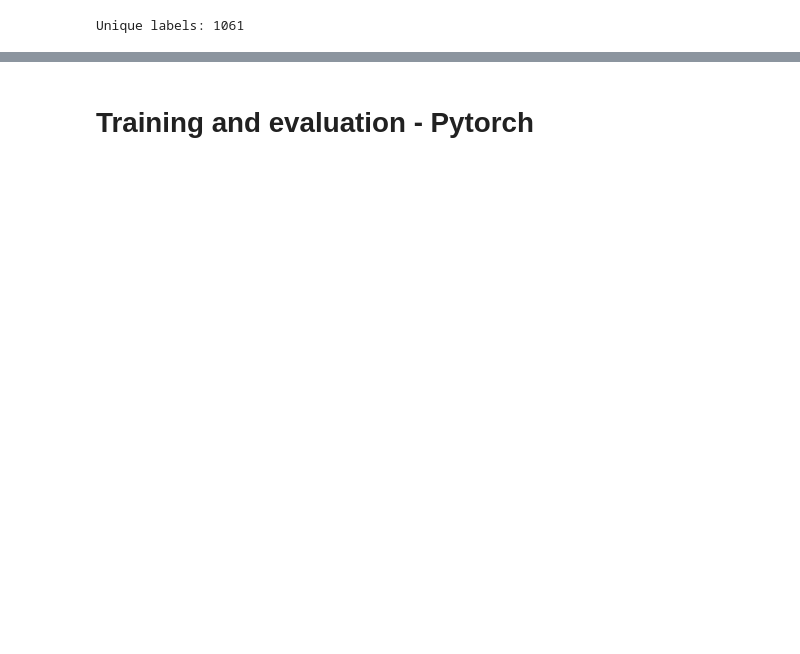
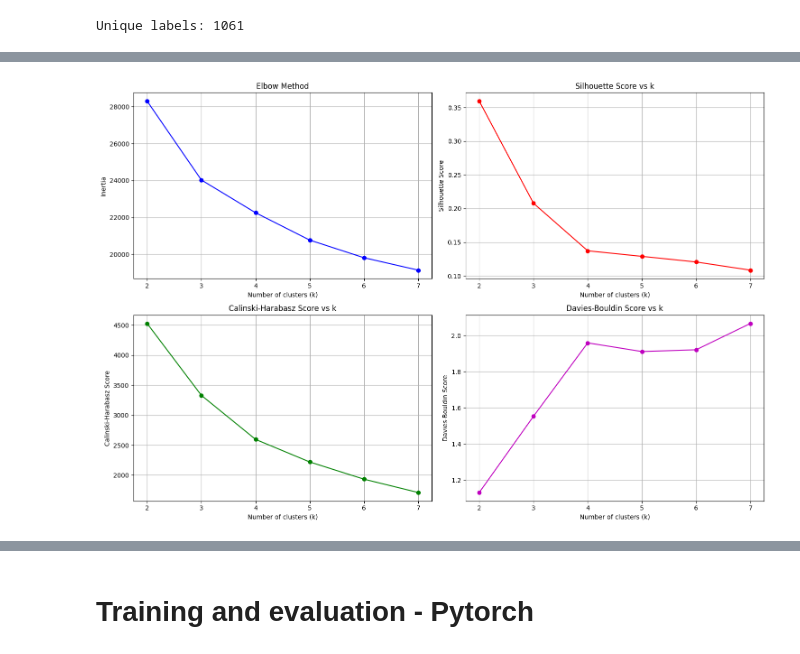
Before and after one commit to Adirser/misconfig_detection, a Jupyter notebook: data_analysis.ipynb, the cells around one changed output, grey strips where cells are left out. Saved outputs shown, nothing was run; the diff lists cells and outputs as text; code cells hidden in the pictures; blank space fills up the shorter version.

```diff
--- a/data_analysis.ipynb
+++ b/data_analysis.ipynb
@@ -258,14 +609,0 @@ Shape of X: torch.Size([7465, 1, 768])
-# %%
-# Create a binary matrix where rows are samples and columns are unique labels
-y_matrix = torch.zeros((len(y), len(unique_labels)))
-for i, labels in enumerate(y):
-    for label in labels:
-        # Get the index of the label in unique_labels
-        label_idx = unique_labels.index(label)
-        y_matrix[i, label_idx] = 1
-
-# Convert to float for training
-y_matrix = y_matrix.float()
-
-print(f"Shape of y_matrix: {y_matrix.shape}")  # Should be (7465, 1061)
-print(f"Number of positive labels: {y_matrix.sum()}")
@@ -274,0 +621,6 @@ Number of positive labels: 24382.0
+# %%
+X = torch.load('/Users/adirserruya/Projects/misconfig_detection/data/X_embeddings.pt')
+y_matrix = torch.load('/Users/adirserruya/Projects/misconfig_detection/data/y_matrix.pt')
+X = X.squeeze(1)  # Remove redundant dimension
+X = X.detach().numpy()
+y_matrix = y_matrix.detach().numpy()
@@ -274,0 +729,79 @@ Number of positive labels: 24382.0
+# %%
+# Elbow method to find optimal number of clusters
+k_range = range(2, 8)
+inertias = []
+silhouette_scores = []
+calinski_scores = []
+davies_bouldin_scores = []
+
+print("Computing clustering metrics for different k values...")
+for k in tqdm(k_range, desc="Computing metrics"):
+    kmeans = KMeans(n_clusters=k, random_state=42, n_init=10)
+    cluster_labels = kmeans.fit_predict(X)
+
+    inertias.append(kmeans.inertia_)
+    silhouette_scores.append(silhouette_score(X, cluster_labels))
+    calinski_scores.append(calinski_harabasz_score(X, cluster_labels))
+    davies_bouldin_scores.append(davies_bouldin_score(X, cluster_labels))
+
+    print(f"k={k}: Silhouette={silhouette_scores[-1]:.3f}, Calinski-Harabasz={calinski_scores[-1]:.1f}")
+
+# Plot elbow curve and metrics
+fig, axes = plt.subplots(2, 2, figsize=(15, 10))
+
+# Elbow plot
+axes[0, 0].plot(k_range, inertias, 'bo-')
+axes[0, 0].set_xlabel('Number of clusters (k)')
+axes[0, 0].set_ylabel('Inertia')
+axes[0, 0].set_title('Elbow Method')
+axes[0, 0].grid(True)
+
+# Silhouette score
+axes[0, 1].plot(k_range, silhouette_scores, 'ro-')
+axes[0, 1].set_xlabel('Number of clusters (k)')
+axes[0, 1].set_ylabel('Silhouette Score')
+axes[0, 1].set_title('Silhouette Score vs k')
+axes[0, 1].grid(True)
+
+# Calinski-Harabasz score
+axes[1, 0].plot(k_range, calinski_scores, 'go-')
+axes[1, 0].set_xlabel('Number of clusters (k)')
+axes[1, 0].set_ylabel('Calinski-Harabasz Score')
+axes[1, 0].set_title('Calinski-Harabasz Score vs k')
+axes[1, 0].grid(True)
+
+# Davies-Bouldin score
+axes[1, 1].plot(k_range, davies_bouldin_scores, 'mo-')
+axes[1, 1].set_xlabel('Number of clusters (k)')
+axes[1, 1].set_ylabel('Davies-Bouldin Score')
+axes[1, 1].set_title('Davies-Bouldin Score vs k')
+axes[1, 1].grid(True)
+
+plt.tight_layout()
+plt.show()
+
+# Perform K-means with k=7
+print("\n=== K-means clustering with k=7 ===")
+kmeans_10 = KMeans(n_clusters=7, random_state=42, n_init=10)
+cluster_labels_10 = kmeans_10.fit_predict(X)
+
+# Calculate metrics for k=7
+silhouette_10 = silhouette_score(X, cluster_labels_10)
+calinski_10 = calinski_harabasz_score(X, cluster_labels_10)
+davies_bouldin_10 = davies_bouldin_score(X, cluster_labels_10)
+inertia_10 = kmeans_10.inertia_
+
+print(f"Silhouette Score: {silhouette_10:.4f}")
+print(f"Calinski-Harabasz Score: {calinski_10:.2f}")
+print(f"Davies-Bouldin Score: {davies_bouldin_10:.4f}")
+print(f"Inertia: {inertia_10:.2f}")
+
+# Cluster distribution
+cluster_counts = np.bincount(cluster_labels_10)
+print(f"\nCluster distribution:")
+for i, count in enumerate(cluster_counts):
+    print(f"Cluster {i}: {count} samples ({count/len(cluster_labels_10)*100:.1f}%)")
+
+# Store cluster labels for further analysis
+cluster_labels = cluster_labels_10
+# %% [output]
@@ -274,0 +815 @@ Number of positive labels: 24382.0
+[figure, added]
```
Also changed, not shown: parts of 76 cells of this notebook, 57 other files.
